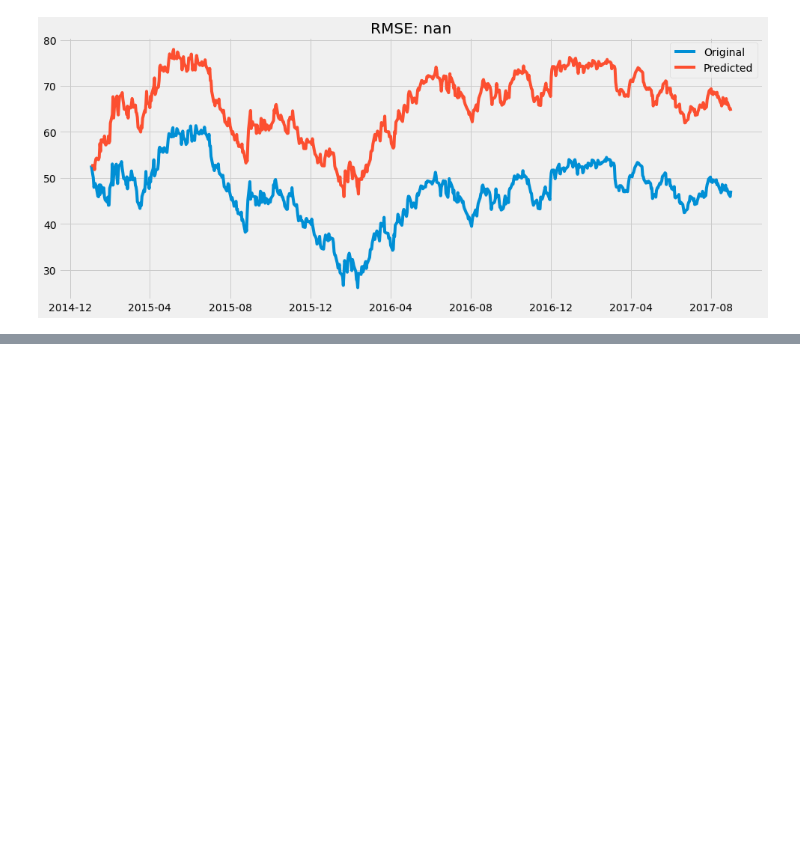
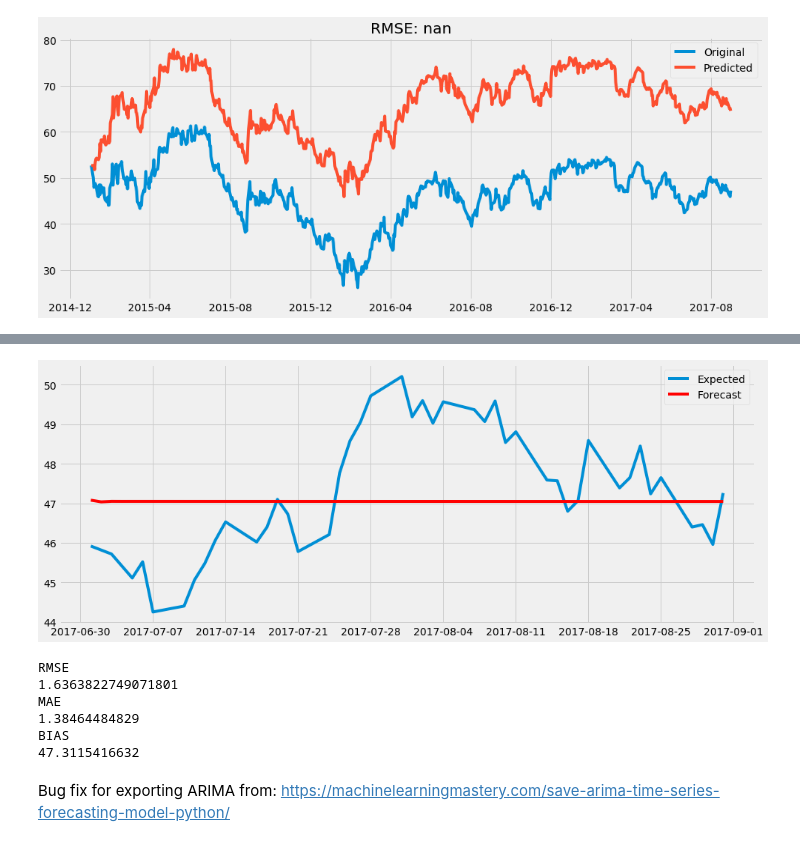
Before and after one commit to erstrong/FavoritaGrocery, a Jupyter notebook: Part3-ClusteringandModels/Time Series/Oil Time Series.ipynb, the cells around one changed output, grey strips where cells are left out. Saved outputs shown, nothing was run; the diff lists cells and outputs as text; code cells hidden in the pictures; blank space fills up the shorter version.

```diff
--- a/Part3-ClusteringandModels/Time Series/Oil Time Series.ipynb
+++ b/Part3-ClusteringandModels/Time Series/Oil Time Series.ipynb
@@ -772,0 +822,3 @@ data2.to_csv('oil_azure.csv')
+# %%
+expected_full = data2[data2.index>='2017-07-01']
+expected_full.index[0]
@@ -772,0 +827,6 @@ data2.to_csv('oil_azure.csv')
+# %%
+cumsum = forecast.cumsum()
+t = expected_full.index
+expected_full= expected_full.reset_index()
+forecast_ARIMA = pd.Series(expected_full.iloc[0, 1], index=t)
+forecast_ARIMA.head()
@@ -772,0 +841,3 @@ data2.to_csv('oil_azure.csv')
+# %%
+forecast_ARIMA = forecast_ARIMA.subtract(cumsum,fill_value=0)
+forecast_ARIMA.head()
@@ -772,0 +852,29 @@ data2.to_csv('oil_azure.csv')
+# %%
+plt.plot(expected_full['date'], expected_full['dcoilwtico'], label='Expected')
+plt.plot(forecast_ARIMA.index.to_pydatetime(), forecast_ARIMA.values, color='red', label='Forecast')
+
+plt.legend()
+plt.show()
+# %% [output]
+[figure, added]
+# %%
+from sklearn.metrics import mean_absolute_error,mean_squared_error
+from math import sqrt
+
+print('RMSE')
+print(str(sqrt(mean_squared_error(expected_full['dcoilwtico'], forecast_ARIMA.values))))
+print('MAE')
+print(str(mean_absolute_error(expected_full['dcoilwtico'], forecast_ARIMA.values)))
+expected = expected_full['dcoilwtico']
+predictions = forecast.values
+errors = [expected[i]-predictions[i] for i in range(len(expected))]
+bias = sum(errors)/len(expected)
+print('BIAS')
+print(str(bias))
+# %% [output]
+RMSE
+1.6363822749071801
+MAE
+1.38464484829
+BIAS
+47.3115416632
@@ -772,0 +890,2 @@ data2.to_csv('oil_azure.csv')
+# %% [markdown]
+Bug fix for exporting ARIMA from: https://machinelearningmastery.com/save-arima-time-series-forecasting-model-python/
```
Also changed, not shown: parts of 13 cells of this notebook, 2 other files.
